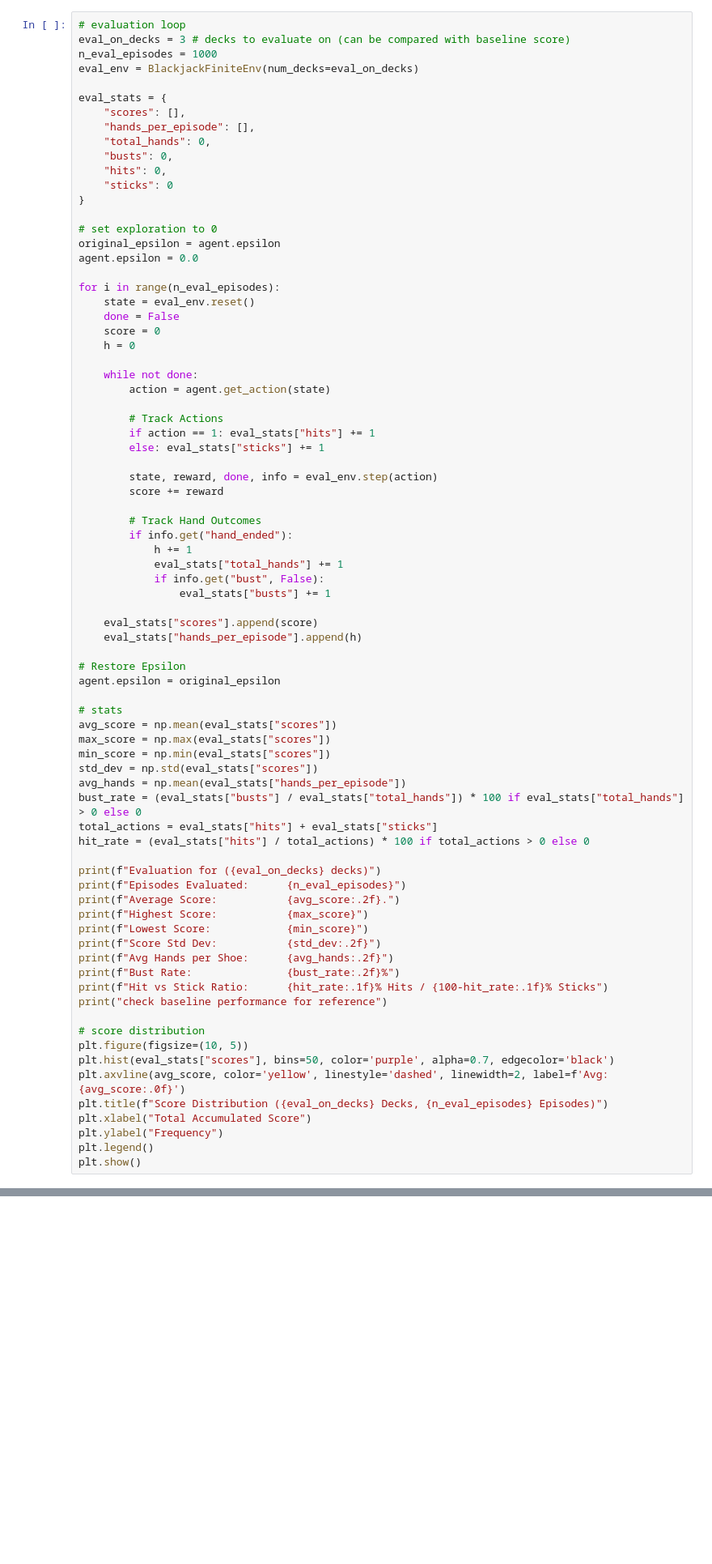
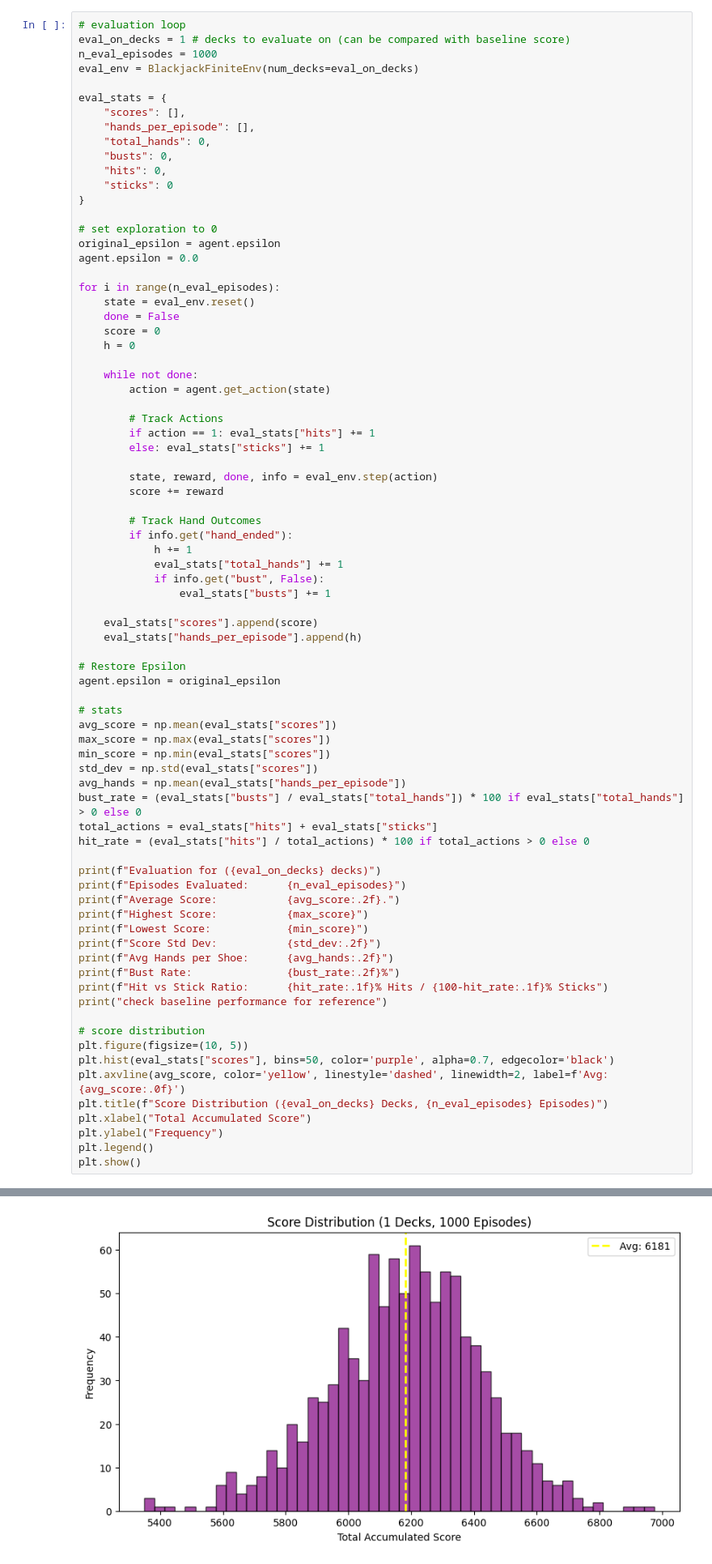
Before and after one commit to kavyavijaysankar/MLiS-RL-Blackjack, a Jupyter notebook: training_finite.ipynb, the cells around one changed output, grey strips where cells are left out. Shown at 81% size. Drawn from its saved outputs; the diff is of its cells as text; blank space fills up the shorter version.

Commit message:
baseline update

```diff
--- a/training_finite.ipynb
+++ b/training_finite.ipynb
@@ -99,6 +120,6 @@ plt.show()
 # %%
 # evaluation loop
-eval_on_decks = 3 # decks to evaluate on (can be compared with baseline score)
+eval_on_decks = 1 # decks to evaluate on (can be compared with baseline score)
 n_eval_episodes = 1000
 eval_env = BlackjackFiniteEnv(num_decks=eval_on_decks)
 
@@ -174,3 +195,4 @@ plt.xlabel("Total Accumulated Score")
 plt.ylabel("Frequency")
 plt.legend()
 plt.show()
+# %% [output]
@@ -176,0 +209 @@ plt.show()
+[figure, added]
```
Also changed, not shown: parts of 4 cells of this notebook, 1 other file.
